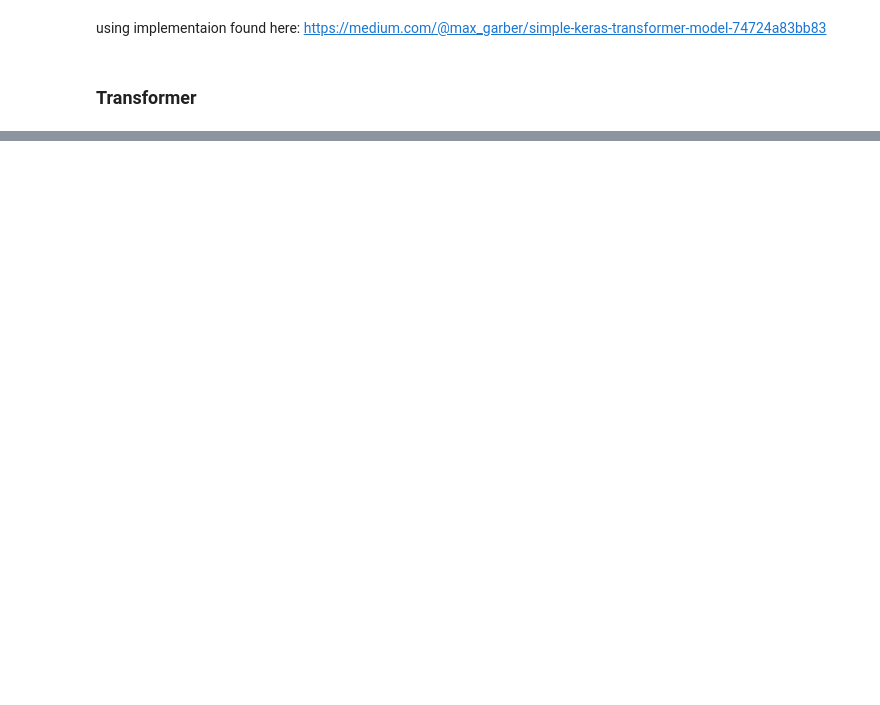
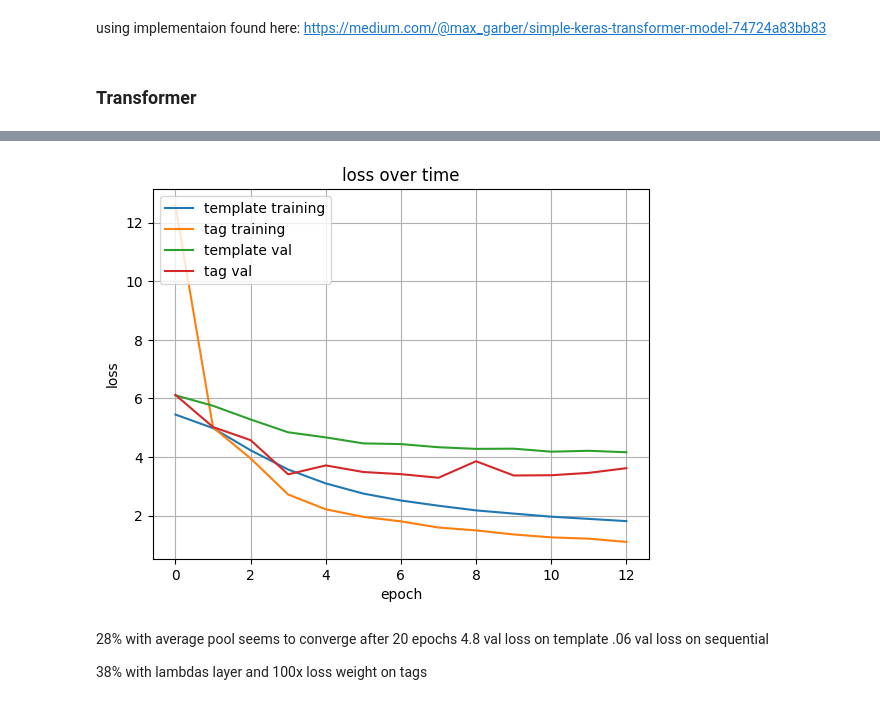
Before and after one commit to SparkyWen/5046_NLP_A4, a Jupyter notebook: classification.ipynb, the cells around one changed output, grey strips where cells are left out. Drawn from its saved outputs; the diff is of its cells as text; code cells hidden in the pictures; blank space fills up the shorter version.

Commit message:
complete transformer accuracy 40%

```diff
--- a/classification.ipynb
+++ b/classification.ipynb
@@ -928,10 +928,10 @@ def GetLSTMModel(datasets: Datasets):
 
     # Model definition
     inputs = keras.Input(shape=(None,), dtype="int64")
-    x = layers.Embedding(1000, 256, mask_zero=True)(inputs)
+    x = layers.Embedding(1000, EMBEDDING_DIMENSIONS, mask_zero=True)(inputs)
     #x = layers.GlobalAveragePooling1D()(x)
     x = layers.LSTM(128, return_sequences=True, dropout=.2)(x)
-    lstm_out, state_h, _state_c = layers.LSTM(numTags, return_sequences=True, return_state=True, dropout=.2)(x)
+    lstm_out, state_h, _state_c = layers.LSTM(128, return_sequences=True, return_state=True, dropout=.2)(x)
 
     tagOutput = layers.Dense(numTags, activation='softmax', name="time_distributed")(lstm_out)
     template_output = layers.Dense(numClasses, activation='softmax', name="dense")(state_h)
@@ -948,5 +948,3 @@ def GetLSTMModel(datasets: Datasets):
         metrics=["accuracy", "accuracy"]
     )
     return model
-
-print
@@ -981,6 +977,6 @@ testingSqlIdArray = np.array(QuestionDatasets.testingData['sql-id'])
 
 
 LSTMModel = GetLSTMModel(QuestionDatasets)
-history = LSTMModel.fit(x=np.array(vectorizedTrainingText), y=(trainingTagIdArray, trainingSqlIdArray), validation_data=(np.array(vectorizedTestingText), (testingTagIdArray, testingSqlIdArray)), epochs=100, batch_size=32)
+history = LSTMModel.fit(x=np.array(vectorizedTrainingText), y=(trainingTagIdArray, trainingSqlIdArray), validation_data=(np.array(vectorizedValidationText), (validationTagIdArray, validationSqlIdArray)), epochs=100, batch_size=32)
 # %% [output]
 Epoch 1/100
@@ -1264,37 +1260,42 @@ def GetTransformer(datasets):
     numClasses = len(datasets.sqlTemplateToIds.keys()) + 1
 
     # Model definition
-    inputs = keras.Input(shape=(None,), dtype="int64")
-    wordEmbeddings = layers.Embedding(MAX_FEATURES, EMBEDDING_DIMENSIONS)(inputs)
+    inputs = keras.Input(shape=(50,), dtype="int64")
+    embeddings = layers.Embedding(1000, EMBEDDING_DIMENSIONS)(inputs)
 
-    positionalIndices = tf.range(OUTPUT_SIZE)
+    #positionalIndices = tf.range(OUTPUT_SIZE)
 
-    positionalEncodings = layers.Embedding(OUTPUT_SIZE, EMBEDDING_DIMENSIONS)(positionalIndices)
-    embeddings = layers.Add()([wordEmbeddings, positionalEncodings])
+    #positionalEncodings = layers.Embedding(OUTPUT_SIZE, EMBEDDING_DIMENSIONS)(positionalIndices)
+    #embeddings = layers.Add()([wordEmbeddings, positionalEncodings])
 
     x = GetEncodingBlock(embeddings)
 
     x = GetDecoderBlock(embeddings, x)
 
-    #tagOutput = layers.Dense(numTags, activation='softmax', name="time_distributed")(x)
-    template_output = layers.Dense(numClasses, activation='softmax', name="dense")(x)
+    tagOutput = layers.Dense(numTags, activation='softmax', name="time_distributed")(x)
+    template_output = keras.layers.Lambda(lambda x: x[:,-1])(x)
+    template_output = layers.Dense(numClasses, activation='softmax', name="dense")(template_output)
 
     #x = layers.GlobalAveragePooling1D()(x)
 
 
-    model = keras.Model(inputs=inputs, outputs=template_output)
+    model = keras.Model(inputs=inputs, outputs=(tagOutput, template_output))
     # Compile the model
     model.compile(
-        optimizer="adam",
-        loss='sparse_categorical_crossentropy',  # for integer labels
-        metrics=["accuracy"]
+        loss={
+        "time_distributed": "sparse_categorical_crossentropy",
+        "dense": "sparse_categorical_crossentropy"
+        },
+        metrics=["accuracy", "accuracy"],
+        loss_weights= {"time_distributed": 100,
+        "dense": 1}
     )
     return model
 # %%
 transformerModel = GetTransformer(QueryDatasets)
 print(np.array(vectorizedTestingText).shape)
-predictions = transformerModel.predict(np.array(vectorizedTestingText), batch_size=1)
-print(predictions.shape)
-history = transformerModel.fit(x=np.array(vectorizedTrainingText), y=trainingSqlIdArray, validation_data=(np.array(vectorizedTestingText), (testingTagIdArray, testingSqlIdArray)), epochs=100, batch_size=1)
+predictions = transformerModel.predict(np.array(vectorizedTestingText))
+print(predictions[1].shape)
+history = transformerModel.fit(x=np.array(vectorizedTrainingText), y=(trainingTagIdArray, trainingSqlIdArray), validation_data=(np.array(vectorizedTestingText), (testingTagIdArray, testingSqlIdArray)), epochs=13, batch_size=32)
 # %% [output]
 (447, 50)
@@ -1302,0 +1345,11 @@ ResourceExhaustedError: {{function_node __wrapped__ConcatV2_N_447_device_/job:lo
+# %%
+plotLSTMChange(history.history, 100)
+# %% [output]
+[figure, added]
+# %% [markdown]
+28% with average pool
+seems to converge after 20 epochs
+4.8 val loss on template
+.06 val loss on sequential
+
+38% with lambdas layer and 100x loss weight on tags
```
Also changed, not shown: parts of 13 cells of this notebook.
